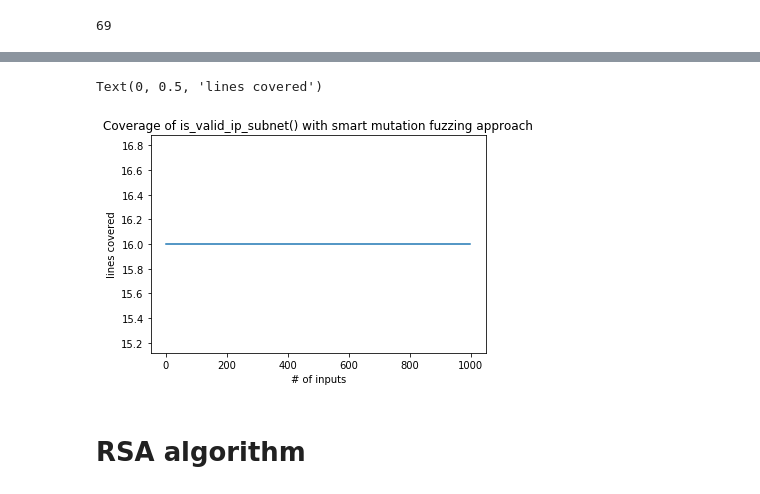
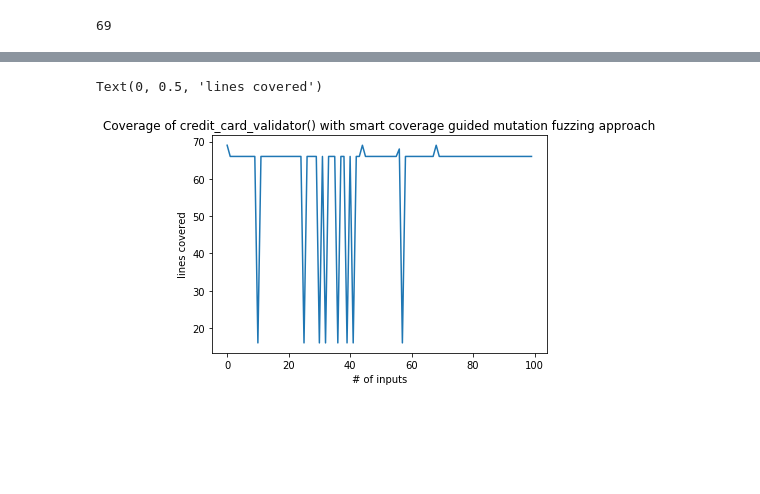
Before and after one commit to PrashanthiRamesh/SOEN-7481-Assignment-2, a Jupyter notebook: Coverage Guided Fuzzer.ipynb, the cells around one changed output, grey strips where cells are left out. Saved outputs shown, nothing was run; the diff lists cells and outputs as text; code cells hidden in the pictures; blank space fills up the shorter version.

```diff
--- a/Coverage Guided Fuzzer.ipynb
+++ b/Coverage Guided Fuzzer.ipynb
@@ -848,6 +1038,8 @@ pure_random_credit_card_fuzz()
 # %%
+# frequency of valid inputs using random fuzzing approach- Program 2
+
 valid_inputs = []
-trials = 1000
+trials = 100
 
 for i in range(trials):
     input_credit_card_number = pure_random_credit_card_fuzz()
@@ -909,8 +1162,10 @@ class Credit_Card_Fuzzer:
         mutator = mutators[random.randint(0, 2)]
         return mutator(s)
 # %%
+# frequency of valid inputs using mutation fuzzing approach
+
 valid_inputs = []
-trials = 1000
+trials = 100
 
 for i in range(trials):
     input_credit_card_number = Credit_Card_Fuzzer.fuzz_credit_card("1234")
@@ -941,0 +1197,15 @@ Input Credit Card Number is 1746
+# %%
+# Coverage for mutation fuzzing approach- Program 2
+
+valid_inputs = []
+trials = 100
+cumulative_coverage=[]
+
+for i in range(trials):
+    input_credit_card_number = Credit_Card_Fuzzer.fuzz_credit_card("1234")
+    coverage=calculate_coverage_1_input(input_credit_card_number, credit_card_validator)
+    cumulative_coverage.append(coverage)
+    if credit_card_validator(input_credit_card_number):
+        valid_inputs.append(input_credit_card_number)
+
+cumulative_coverage
@@ -1010,7 +1300,7 @@ First check : Valid in terms of length.
 Invalid Card
 69
 # %%
-trials = 1000
+trials = 100
 
 #[{'input':{'ip':'','subnet':''},'coverage':''}
 cumulative_coverage = []
@@ -1018,7 +1308,7 @@ seed = "4388576012626"
 population= []
 max_coverage=0
 for i in range(0, trials):
-    coverage=calculate_coverage_1_input(seed, credit_card_)
+    coverage=calculate_coverage_1_input(seed, credit_card_validator)
     #print(seed)
     cumulative_coverage.append(coverage)
     if coverage>max_coverage:
@@ -1034,9 +1324,9 @@ for i in range(0, trials):
             new_pop=[d for d in population if d['coverage']==high_coverage_seeds['coverage']]
             #choose random from dic and add to seed
             rand_pop=random.randint(0, len(new_pop) - 1)
-            seed={'ip':Network_Fuzzer.fuzz_ip(new_pop[rand_pop]['input']['ip']), "subnet": Network_Fuzzer.fuzz_ip(new_pop[rand_pop]['input']['subnet'])}
+            seed=Credit_Card_Fuzzer.fuzz_credit_card(new_pop[rand_pop]['input'])
         else:
-            seed={'ip':Network_Fuzzer.fuzz_ip(population[0]['input']['ip']), "subnet": Network_Fuzzer.fuzz_ip(population[0]['input']['subnet'])}
+            seed=Credit_Card_Fuzzer.fuzz_credit_card(population[0]['input'])
 print(population)
 cumulative_coverage
 # %% [output]
@@ -1061,15 +1367,13 @@ cumulative_coverage
 # %%
-# Plot for pure random approach
+# Plot for smart coverage guided fuzzing approach- program 2
 
 import matplotlib.pyplot as plt
 %matplotlib inline
 
 plt.plot(cumulative_coverage)
-plt.title('Coverage of credit_card_validator() with smart mutation fuzzing approach')
+plt.title('Coverage of credit_card_validator() with smart coverage guided mutation fuzzing approach')
 plt.xlabel('# of inputs')
 plt.ylabel('lines covered')
 # %% [output]
 Text(0, 0.5, 'lines covered')
-[figure, old version]
+[figure, new version]
-# %% [markdown]
-# RSA algorithm
```
Also changed, not shown: parts of 61 cells of this notebook.
